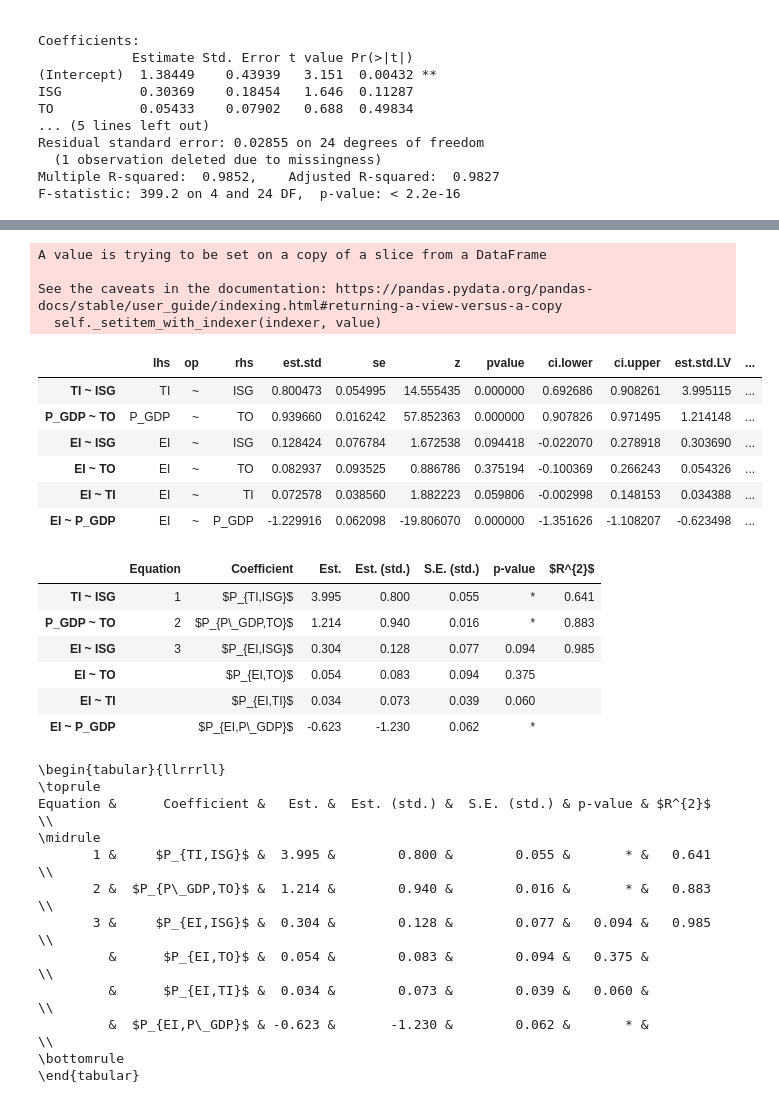
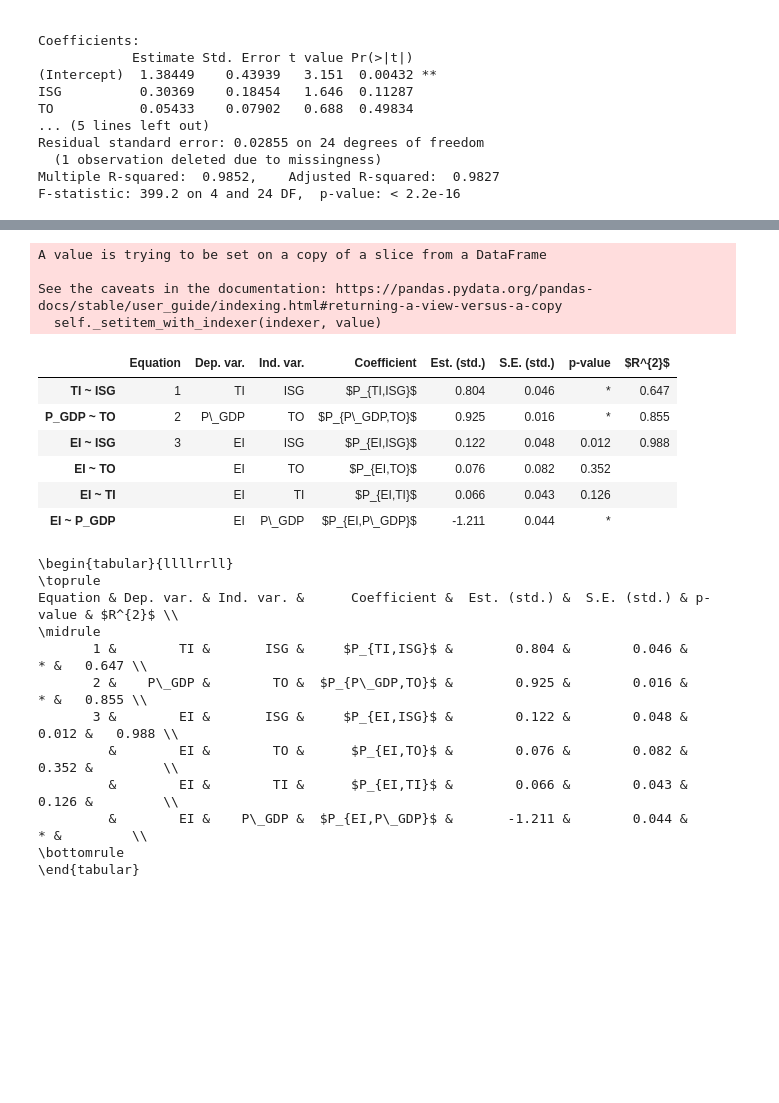
Before and after one commit to drakesiard/em-2020, a Jupyter notebook: analysis/2_original_path_model.ipynb, the cells around one changed output, grey strips where cells are left out. Saved outputs shown, nothing was run; the diff lists cells and outputs as text; code cells hidden in the pictures; blank space fills up the shorter version.

```diff
--- a/analysis/2_original_path_model.ipynb
+++ b/analysis/2_original_path_model.ipynb
@@ -18,7 +31,8 @@ library(MVN)
 library(Hmisc)
 })
 # %%
-data.raw <- read.csv('../data/WB_BGD_201805.csv')
+%get data_dir --from em-2020
+data.raw <- read.csv(file.path(data_dir, 'WB_BGD_201805.csv'))
 data <- subset(data.raw, year >= 1986 & year <= 2015)
 head(data)
 
@@ -166,7 +180,7 @@ capture <- function(expr, file) {
                  capture.output(expr),
                  '\\end{verbatim}'), con=file)
 }
-model.path.fit <- sem(model.path, data=data.log, estimator='ML', missing='FIML', meanstructure=TRUE)
+model.path.fit <- sem(model.path, data=data.log, estimator='MLR', missing='FIML', meanstructure=TRUE)
 capture(summary(model.path.fit, standardized=TRUE, header=TRUE,  fit.measures=TRUE, estimates=FALSE),
         '../tex/plots/model.path.fit.summary.tex')
 capture(summary(model.path.fit, standardized=TRUE, header=FALSE, estimates=TRUE),
@@ -229,54 +241,43 @@ P_GDP    0.882961
 dtype: float64
 # %%
-df = soln_std_all.query('(lhs != rhs) & (op == "~")').copy()
-df = pd.merge(soln_std_all, soln_std_lv,
-              left_on=['lhs', 'op', 'rhs'], right_on=['lhs', 'op', 'rhs'], suffixes=['', '.LV'])
+df = soln_std.query('(lhs != rhs) & (op == "~")').copy()
 df.index = np.where(df.op == '~', df.lhs.str.cat([df.op, df.rhs], sep=' '), df.lhs)
 df = df.loc[['TI ~ ISG', 'P_GDP ~ TO', 'EI ~ ISG', 'EI ~ TO', 'EI ~ TI', 'EI ~ P_GDP']]
 df['Equation'] = ['1', '2', '3', '', '', '']
-# df['Dep. var.'] = df.lhs.str.replace('P_GDP', r'P\_GDP')
-# df['Ind. var.'] = df.rhs.str.replace('P_GDP', r'P\_GDP')
+df['Dep. var.'] = df.lhs.str.replace('P_GDP', r'P\_GDP')
+df['Ind. var.'] = df.rhs.str.replace('P_GDP', r'P\_GDP')
 df['Coefficient'] = ('$P_{' + df.lhs + ',' + df.rhs + '}$').str.replace('P_GDP', r'P\_GDP')
-df['Est.'] = np.round(df['est.std.LV'],3)
 df['Est. (std.)'] = np.round(df['est.std'],3)
 df['S.E. (std.)'] = np.round(df['se'],3)
-df['p-value'] = ['{:.3f}'.format(x) if x > 0.01 else '*' for x in df['pvalue']]
+df['p-value'] = ['{:.3f}'.format(x) if x >= 0.001 else '*' for x in df['pvalue']]
 df['$R^{2}$'] = ''
 df['$R^{2}$'].iloc[0:3] = ['{:.3f}'.format(x) for x in r_square.loc[['TI', 'P_GDP', 'EI']]]
-display(df)
 df = df[['Equation',
-#         'Dep. var.', 'Ind. var.',
-         'Coefficient', 'Est.', 'Est. (std.)', 'S.E. (std.)', 'p-value', '$R^{2}$']]
+         'Dep. var.', 'Ind. var.',
+         'Coefficient', 'Est. (std.)', 'S.E. (std.)', 'p-value', '$R^{2}$']]
 display(df)
 print(df.to_latex(escape=False, index=False))
 # %% [output]
 A value is trying to be set on a copy of a slice from a DataFrame
 
 See the caveats in the documentation: https://pandas.pydata.org/pandas-docs/stable/user_guide/indexing.html#returning-a-view-versus-a-copy
   self._setitem_with_indexer(indexer, value)
-|  | lhs | op | rhs | est.std | se | z | pvalue | ci.lower | ci.upper | est.std.LV | ... |
-| TI ~ ISG | TI | ~ | ISG | 0.800473 | 0.054995 | 14.555435 | 0.000000 | 0.692686 | 0.908261 | 3.995115 | ... |
-| P_GDP ~ TO | P_GDP | ~ | TO | 0.939660 | 0.016242 | 57.852363 | 0.000000 | 0.907826 | 0.971495 | 1.214148 | ... |
-| EI ~ ISG | EI | ~ | ISG | 0.128424 | 0.076784 | 1.672538 | 0.094418 | -0.022070 | 0.278918 | 0.303690 | ... |
-| EI ~ TO | EI | ~ | TO | 0.082937 | 0.093525 | 0.886786 | 0.375194 | -0.100369 | 0.266243 | 0.054326 | ... |
-| EI ~ TI | EI | ~ | TI | 0.072578 | 0.038560 | 1.882223 | 0.059806 | -0.002998 | 0.148153 | 0.034388 | ... |
-| EI ~ P_GDP | EI | ~ | P_GDP | -1.229916 | 0.062098 | -19.806070 | 0.000000 | -1.351626 | -1.108207 | -0.623498 | ... |
+|  | Equation | Dep. var. | Ind. var. | Coefficient | Est. (std.) | S.E. (std.) | p-value | $R^{2}$ |
+| TI ~ ISG | 1 | TI | ISG | $P_{TI,ISG}$ | 0.804 | 0.046 | * | 0.647 |
+| P_GDP ~ TO | 2 | P\_GDP | TO | $P_{P\_GDP,TO}$ | 0.925 | 0.016 | * | 0.855 |
+| EI ~ ISG | 3 | EI | ISG | $P_{EI,ISG}$ | 0.122 | 0.048 | 0.012 | 0.988 |
+| EI ~ TO |  | EI | TO | $P_{EI,TO}$ | 0.076 | 0.082 | 0.352 |  |
+| EI ~ TI |  | EI | TI | $P_{EI,TI}$ | 0.066 | 0.043 | 0.126 |  |
+| EI ~ P_GDP |  | EI | P\_GDP | $P_{EI,P\_GDP}$ | -1.211 | 0.044 | * |  |
-|  | Equation | Coefficient | Est. | Est. (std.) | S.E. (std.) | p-value | $R^{2}$ |
-| TI ~ ISG | 1 | $P_{TI,ISG}$ | 3.995 | 0.800 | 0.055 | * | 0.641 |
-| P_GDP ~ TO | 2 | $P_{P\_GDP,TO}$ | 1.214 | 0.940 | 0.016 | * | 0.883 |
-| EI ~ ISG | 3 | $P_{EI,ISG}$ | 0.304 | 0.128 | 0.077 | 0.094 | 0.985 |
-| EI ~ TO |  | $P_{EI,TO}$ | 0.054 | 0.083 | 0.094 | 0.375 |  |
-| EI ~ TI |  | $P_{EI,TI}$ | 0.034 | 0.073 | 0.039 | 0.060 |  |
-| EI ~ P_GDP |  | $P_{EI,P\_GDP}$ | -0.623 | -1.230 | 0.062 | * |  |
-\begin{tabular}{llrrrll}
+\begin{tabular}{llllrrll}
 \toprule
-Equation &      Coefficient &   Est. &  Est. (std.) &  S.E. (std.) & p-value & $R^{2}$ \\
+Equation & Dep. var. & Ind. var. &      Coefficient &  Est. (std.) &  S.E. (std.) & p-value & $R^{2}$ \\
 \midrule
-       1 &     $P_{TI,ISG}$ &  3.995 &        0.800 &        0.055 &       * &   0.641 \\
-       2 &  $P_{P\_GDP,TO}$ &  1.214 &        0.940 &        0.016 &       * &   0.883 \\
-       3 &     $P_{EI,ISG}$ &  0.304 &        0.128 &        0.077 &   0.094 &   0.985 \\
-         &      $P_{EI,TO}$ &  0.054 &        0.083 &        0.094 &   0.375 &         \\
-         &      $P_{EI,TI}$ &  0.034 &        0.073 &        0.039 &   0.060 &         \\
-         &  $P_{EI,P\_GDP}$ & -0.623 &       -1.230 &        0.062 &       * &         \\
+       1 &        TI &       ISG &     $P_{TI,ISG}$ &        0.804 &        0.046 &       * &   0.647 \\
+       2 &    P\_GDP &        TO &  $P_{P\_GDP,TO}$ &        0.925 &        0.016 &       * &   0.855 \\
+       3 &        EI &       ISG &     $P_{EI,ISG}$ &        0.122 &        0.048 &   0.012 &   0.988 \\
+         &        EI &        TO &      $P_{EI,TO}$ &        0.076 &        0.082 &   0.352 &         \\
+         &        EI &        TI &      $P_{EI,TI}$ &        0.066 &        0.043 &   0.126 &         \\
+         &        EI &    P\_GDP &  $P_{EI,P\_GDP}$ &       -1.211 &        0.044 &       * &         \\
 \bottomrule
 \end{tabular}
```
Also changed, not shown: parts of 11 cells of this notebook, 4 other files.
